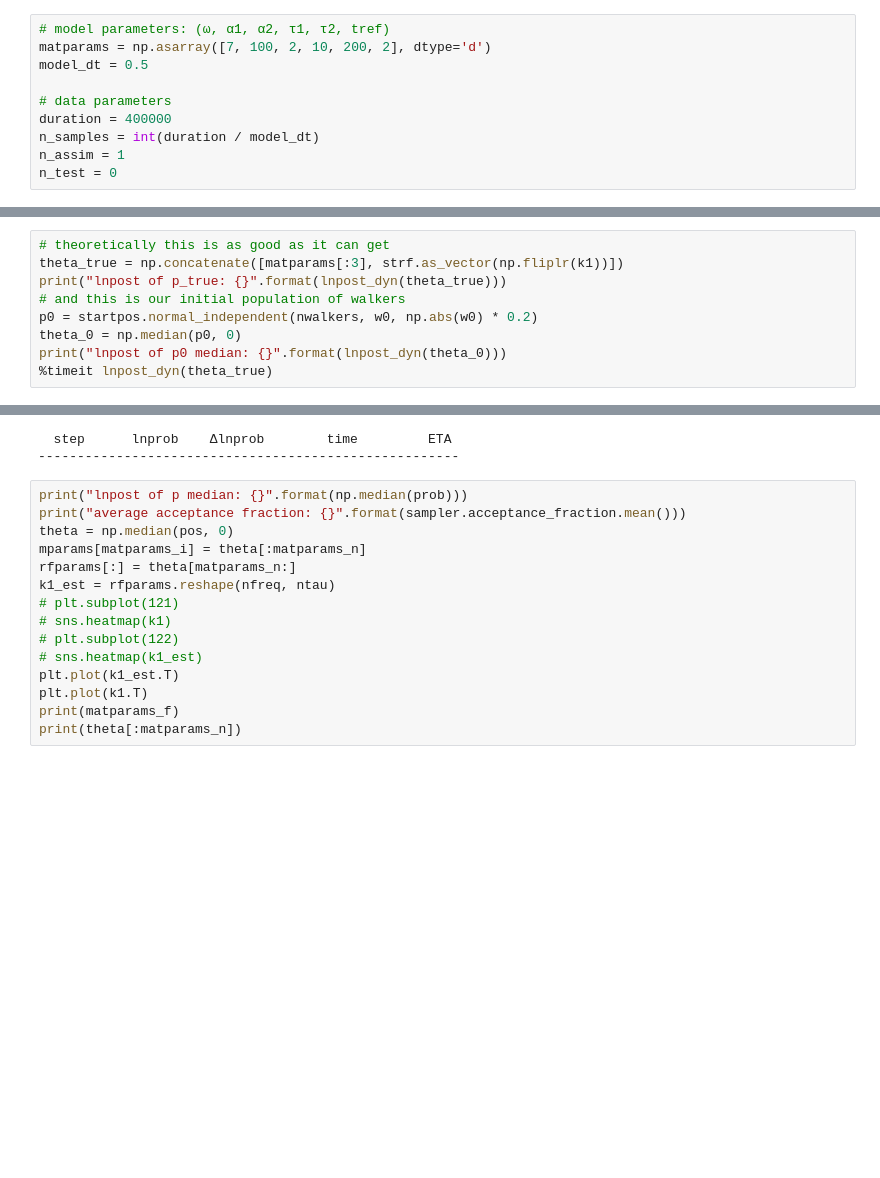
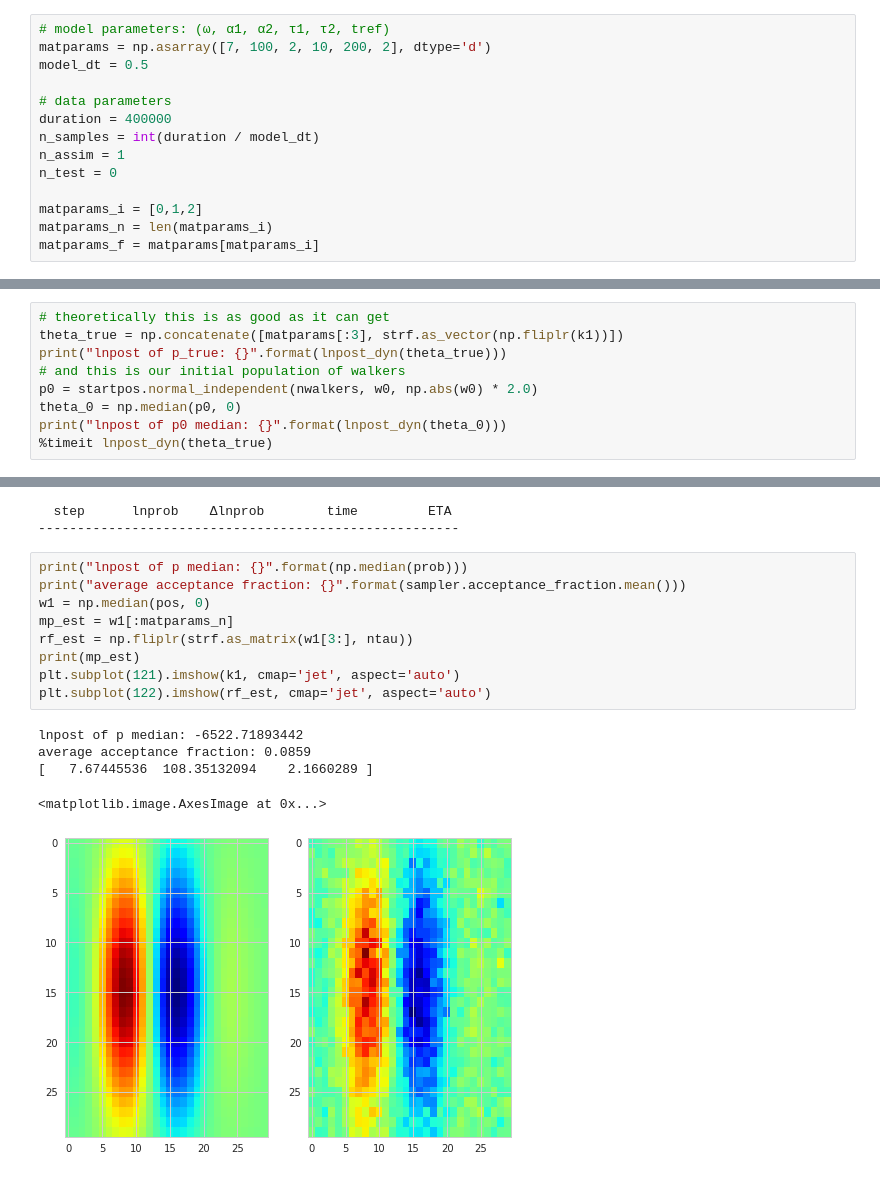
Before and after one commit to melizalab/dstrf, a Jupyter notebook: notebooks/glmat/glmat_2d_twin.ipynb, the cells around one changed output, grey strips where cells are left out. Drawn from its saved outputs; the diff is of its cells as text; blank space fills up the shorter version.

```diff
--- a/notebooks/glmat/glmat_2d_twin.ipynb
+++ b/notebooks/glmat/glmat_2d_twin.ipynb
@@ -24,6 +24,10 @@ duration = 400000
 n_samples = int(duration / model_dt)
 n_assim = 1
 n_test = 0
+
+matparams_i = [0,1,2]
+matparams_n = len(matparams_i)
+matparams_f = matparams[matparams_i]
 # %%
 # STRF: keep this very simple for proof of principle
 stim_dt = 10.0
@@ -161,7 +165,7 @@ def lnpost_dyn(theta):
 theta_true = np.concatenate([matparams[:3], strf.as_vector(np.fliplr(k1))])
 print("lnpost of p_true: {}".format(lnpost_dyn(theta_true)))
 # and this is our initial population of walkers
-p0 = startpos.normal_independent(nwalkers, w0, np.abs(w0) * 0.2)
+p0 = startpos.normal_independent(nwalkers, w0, np.abs(w0) * 2.0)
 theta_0 = np.median(p0, 0)
 print("lnpost of p0 median: {}".format(lnpost_dyn(theta_0)))
 %timeit lnpost_dyn(theta_true)
@@ -181,18 +185,18 @@ for pos, prob, _ in tracker(sampler.sample(p0, iterations=nsteps, storechain=Fal
 # %%
 print("lnpost of p median: {}".format(np.median(prob)))
 print("average acceptance fraction: {}".format(sampler.acceptance_fraction.mean()))
-theta = np.median(pos, 0)
-mparams[matparams_i] = theta[:matparams_n]
-rfparams[:] = theta[matparams_n:]
-k1_est = rfparams.reshape(nfreq, ntau)
-# plt.subplot(121)
-# sns.heatmap(k1)
-# plt.subplot(122)
-# sns.heatmap(k1_est)
-plt.plot(k1_est.T)
-plt.plot(k1.T)
-print(matparams_f)
-print(theta[:matparams_n])
+w1 = np.median(pos, 0)
+mp_est = w1[:matparams_n]
+rf_est = np.fliplr(strf.as_matrix(w1[3:], ntau))
+print(mp_est)
+plt.subplot(121).imshow(k1, cmap='jet', aspect='auto')
+plt.subplot(122).imshow(rf_est, cmap='jet', aspect='auto')
+# %% [output]
+lnpost of p median: -6522.71893442
+average acceptance fraction: 0.0859
+[   7.67445536  108.35132094    2.1660289 ]
+<matplotlib.image.AxesImage at 0x...>
+[figure, added]
 # %%
 from corner import corner
 sns.set_style("whitegrid")
```
Also changed, not shown: parts of 4 cells of this notebook.
